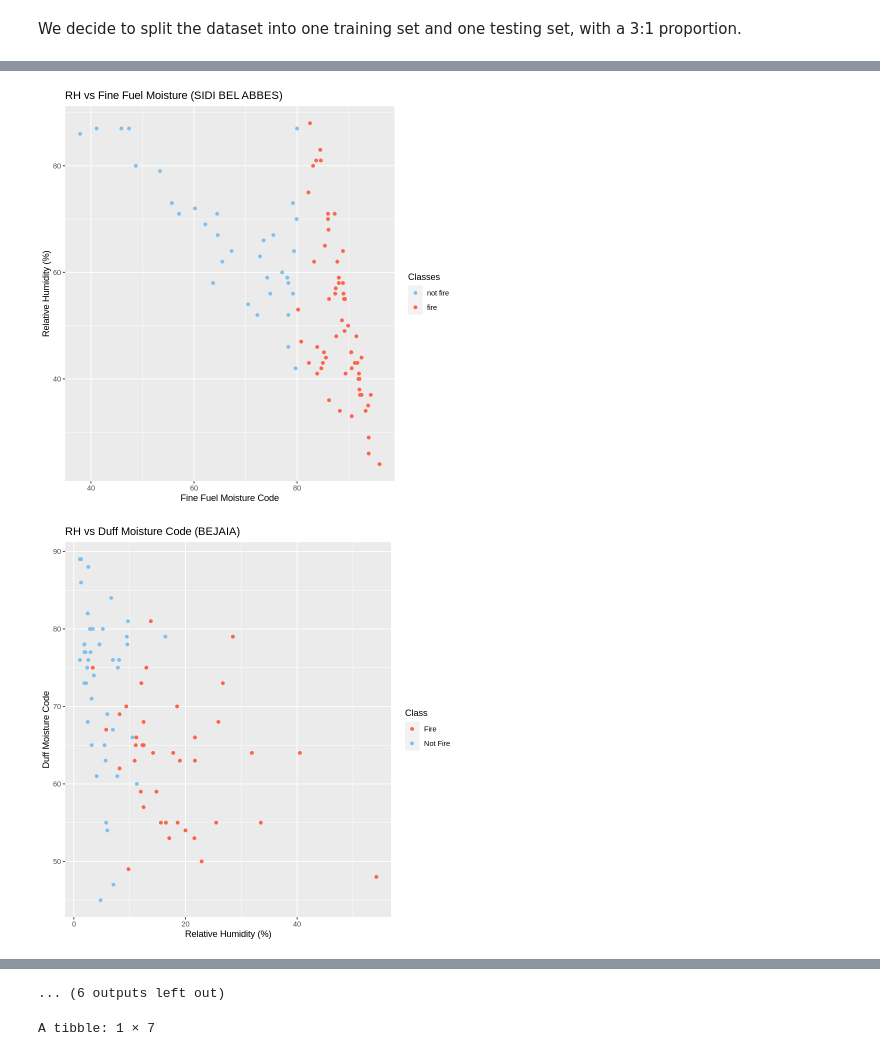
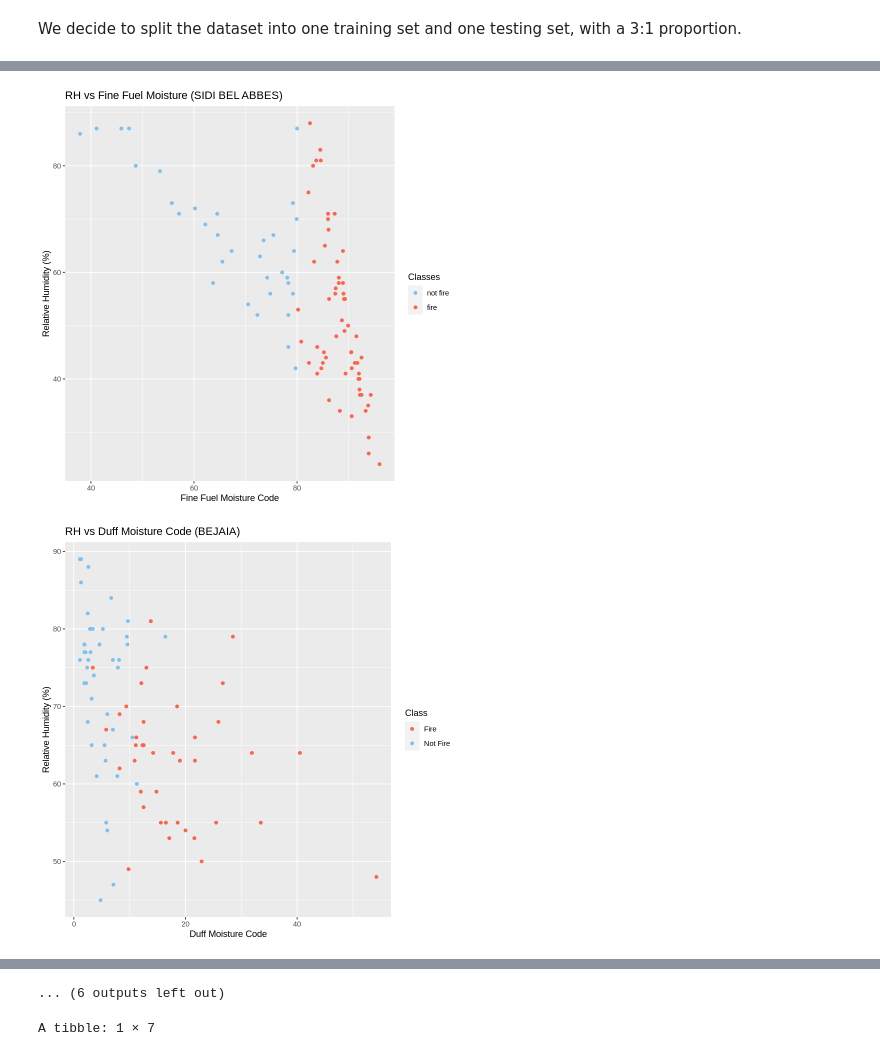
Before and after one commit to Bchau02/DSCI-100-Group-11-Project, a Jupyter notebook: Project.ipynb, the cells around one changed output, grey strips where cells are left out. Drawn from its saved outputs; the diff is of its cells as text; code cells hidden in the pictures.

Commit message:
Fixed some errors in graphs

```diff
--- a/Project.ipynb
+++ b/Project.ipynb
@@ -154,7 +154,7 @@ Bejaia_RH_DMC <- Bejaia_train %>%
 
     ggplot(aes(x=DMC,y=RH,color=Class)) +
     geom_point() +
-    labs(x="Relative Humidity (%)", y="Duff Moisture Code",title="RH vs Duff Moisture Code (BEJAIA)")+
+    labs(y="Relative Humidity (%)", x="Duff Moisture Code",title="RH vs Duff Moisture Code (BEJAIA)")+
     scale_color_manual (values=c("Fire"="tomato",
                                 "Not Fire"="skyblue2"))
 Bejaia_RH_DMC
@@ -164,7 +164,7 @@ Sidi_Bel_Abbes_RH_DMC <- Sidi_Bel_Abbes_train%>%
 
     ggplot(aes(x=DMC,y=RH,color=Classes)) +
     geom_point() +
-    labs(x="Relative Humidity (%)", y="Duff Moisture Code",title="RH vs Duff Moisture Code (SIDI BEL ABBES)") +
+    labs(y="Relative Humidity (%)", x="Duff Moisture Code",title="RH vs Duff Moisture Code (SIDI BEL ABBES)") +
     scale_color_manual (values=c("fire"="tomato",
                                 "not fire"="skyblue2"))
 Sidi_Bel_Abbes_RH_DMC
@@ -293,7 +293,7 @@ xlab("Drought Code Index")+
 
 ylab("Relative Humidity")+
 
-labs(title="Bejaia Relative Humidity vs Temperature") +
+labs(title="Bejaia Relative Humidity vs Drought Code Index") +
 scale_color_manual (values=c("Fire"="tomato",
                                 "Not Fire"="skyblue2"))
 
@@ -320,31 +320,31 @@ scale_color_manual (values=c("fire"="tomato",
 Sidi_Bel_Abbes_ISI
 
 
 
 Bejaia_ISI <- Bejaia_train %>%
 
 select(ISI, RH, Class)%>%
 
 filter(Class != "NA") %>%
 
 filter(Class != '') %>%
 
 ggplot(aes(x=ISI, y= RH, color = Class))+
 
 geom_point()+
 
 xlab("Initial Spread Index")+
 
 ylab("Relative Humidity")+
 
 labs(title="Bejaia Relative Humidity vs Initial Spread Index")+
 scale_color_manual (values=c("Fire"="tomato",
                                 "Not Fire"="skyblue2"))
 
 Bejaia_ISI
 # %% [output]
 [figure]
 [figure]
 [figure]
 [figure]
-[figure, old version]
+[figure, new version]
```
Also changed, not shown: parts of 1 cell of this notebook.
